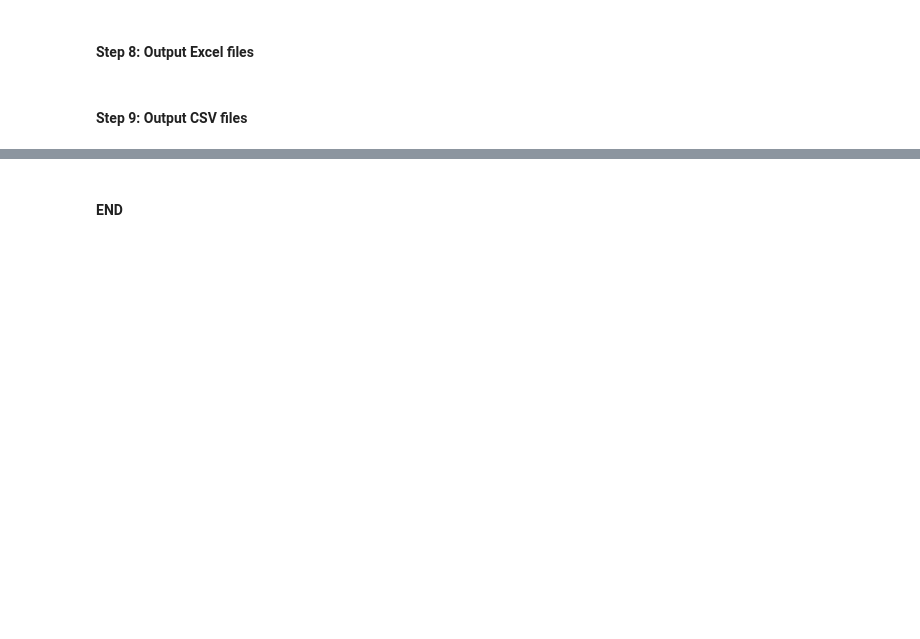
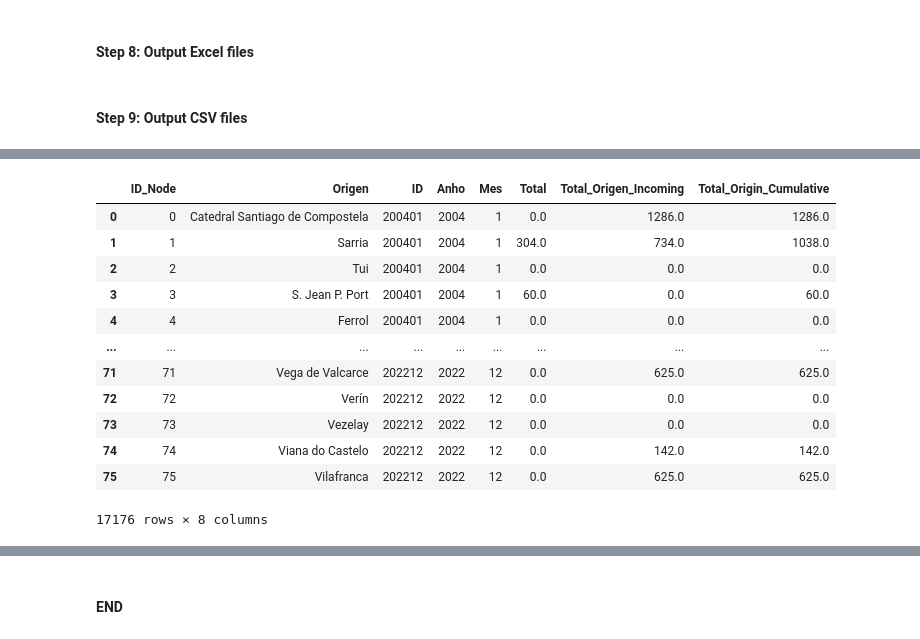
Before and after one commit to spudnik99/CaminoAwait, a Jupyter notebook: CaminoAwait.ipynb, the cells around one changed output, grey strips where cells are left out. Saved outputs shown, nothing was run; the diff lists cells and outputs as text; code cells hidden in the pictures; blank space fills up the shorter version.

```diff
--- a/CaminoAwait.ipynb
+++ b/CaminoAwait.ipynb
@@ -379,0 +474,17 @@ NameError: name 'revesed' is not defined
+# %%
+pilgrim_sum_node_yr_month=[]
+for node_idx in list(range(0,len(camino_origins2))):
+    #print("node_yr:",camino_origins2.iloc[node_idx]["Anho"]," node_month:",camino_origins2.iloc[node_idx]["Mes"]," ID_Node:",camino_origins2.iloc[node_idx]["ID_Node"])
+    ##print("node_idx:",node_idx," ID_Node>:",df_node_to_sum.iloc[camino_origins2.iloc[node_idx]["ID_Node"]]," Ancestors>:",df_node_to_sum.iloc[camino_origins2.iloc[node_idx]["ID_Node"]]["Node_Ancestors"])
+
+    ##print("node_idx:",node_idx," ID_Node:",int(camino_origins2.iloc[node_idx]["ID_Node"]))
+    ##print("node_idx:",node_idx,"node_yr:",camino_origins2.iloc[node_idx]["Anho"]," node_month:",camino_origins2.iloc[node_idx]["Mes"]," ID_Node:",camino_origins2.iloc[node_idx]["ID_Node"]," Ancestors>:",df_node_to_sum.iloc[int(camino_origins2.iloc[node_idx]["ID_Node"])]["Node_Ancestors"])
+
+    ##print
+    pilgrim_sum_node_yr_month.append(
+    camino_origins2[
+    (camino_origins2["Anho"]==camino_origins2.iloc[node_idx]["Anho"])&
+    (camino_origins2["Mes"]== camino_origins2.iloc[node_idx]["Mes"] )&
+    (camino_origins2["ID_Node"].isin(df_node_to_sum.iloc[camino_origins2.iloc[node_idx]["ID_Node"]]["Node_Ancestors"]))
+    ]["Total"].sum()
+    )
@@ -379,0 +493,49 @@ NameError: name 'revesed' is not defined
+# %%
+def make_proto(camino_network_in):
+    proto_camino_network_out=camino_network_in[['ID','Origen']].copy()
+    proto_camino_network_out.rename(columns={'ID':'ID_Node'},inplace=True)
+    return proto_camino_network_out
+
+#num_to_repeat=pd.unique(camino_origins['ID'])
+
+proto_camino_network=make_proto(camino_network)
+print("proto:",proto_camino_network)
+
+num_to_repeat=len(camino_network)
+print("num_to_repeat:",num_to_repeat)
+camino_origins_all=pd.DataFrame()
+
+for i in pd.unique(camino_origins['ID']):
+    print(int(str(i)[0:4])," ",int(str(i)[4:]))
+    list_years=[int(str(i)[0:4])]*num_to_repeat
+    list_mnths=[int(str(i)[4:])]*num_to_repeat
+    temp_camino_network=proto_camino_network.copy()
+    #temp_camino_network.rename(columns={'ID':'ID_Node'},inplace=True)
+    temp_camino_network["ID"]=i
+    temp_camino_network["Anho"]=list_years
+    temp_camino_network["Mes"]=list_mnths
+
+
+    temp_camino_network=pd.merge(temp_camino_network,camino_origins[["ID","Origen","Total"]],how="left",left_on=["ID","Origen"],right_on=["ID","Origen"],suffixes=["","_drop"])
+    temp_camino_network["Total"]=temp_camino_network["Total"].fillna(0)
+
+
+    pilgrim_sum_node_yr_month=[]
+    for node_idx in list(range(0,len(temp_camino_network))):
+
+        pilgrim_sum_node_yr_month.append(
+        temp_camino_network[
+        (temp_camino_network["Anho"]==temp_camino_network.iloc[node_idx]["Anho"])&
+        (temp_camino_network["Mes"]== temp_camino_network.iloc[node_idx]["Mes"] )&
+        (temp_camino_network["ID_Node"].isin(df_node_to_sum.iloc[temp_camino_network.iloc[node_idx]["ID_Node"]]["Node_Ancestors"]))
+        ]["Total"].sum()
+        )
+    temp_camino_network["Total_Origen_Incoming"]=pilgrim_sum_node_yr_month-temp_camino_network["Total"]
+    temp_camino_network["Total_Origin_Cumulative"]=pilgrim_sum_node_yr_month
+
+    print("Temp")
+    print(temp_camino_network)
+    #print(temp_camino_network)
+    camino_origins_all=pd.concat([camino_origins_all,temp_camino_network],axis=0)
+camino_origins_all
+# %% [output]
@@ -379,0 +559,13 @@ NameError: name 'revesed' is not defined
+|  | ID_Node | Origen | ID | Anho | Mes | Total | Total_Origen_Incoming | Total_Origin_Cumulative |
+| 0 | 0 | Catedral Santiago de Compostela | 200401 | 2004 | 1 | 0.0 | 1286.0 | 1286.0 |
+| 1 | 1 | Sarria | 200401 | 2004 | 1 | 304.0 | 734.0 | 1038.0 |
+| 2 | 2 | Tui | 200401 | 2004 | 1 | 0.0 | 0.0 | 0.0 |
+| 3 | 3 | S. Jean P. Port | 200401 | 2004 | 1 | 60.0 | 0.0 | 60.0 |
+| 4 | 4 | Ferrol | 200401 | 2004 | 1 | 0.0 | 0.0 | 0.0 |
+| ... | ... | ... | ... | ... | ... | ... | ... | ... |
+| 71 | 71 | Vega de Valcarce | 202212 | 2022 | 12 | 0.0 | 625.0 | 625.0 |
+| 72 | 72 | Verín | 202212 | 2022 | 12 | 0.0 | 0.0 | 0.0 |
+| 73 | 73 | Vezelay | 202212 | 2022 | 12 | 0.0 | 0.0 | 0.0 |
+| 74 | 74 | Viana do Castelo | 202212 | 2022 | 12 | 0.0 | 142.0 | 142.0 |
+| 75 | 75 | Vilafranca | 202212 | 2022 | 12 | 0.0 | 625.0 | 625.0 |
+17176 rows × 8 columns
```
Also changed, not shown: parts of 16 cells of this notebook, 4 other files.
